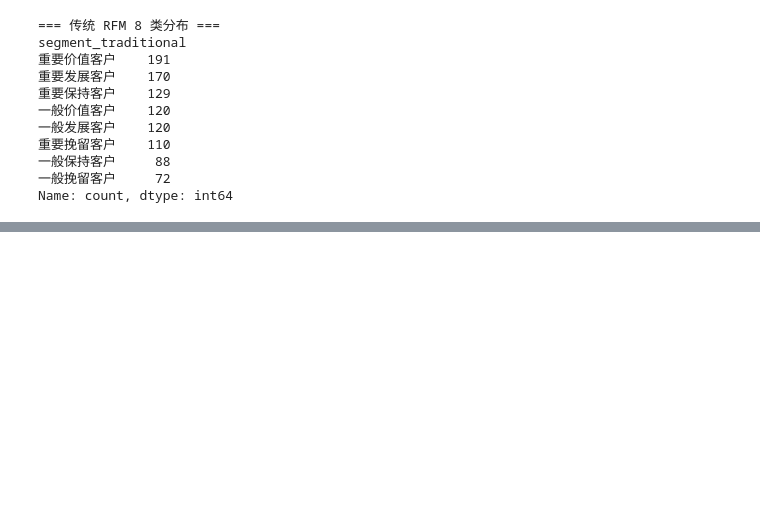
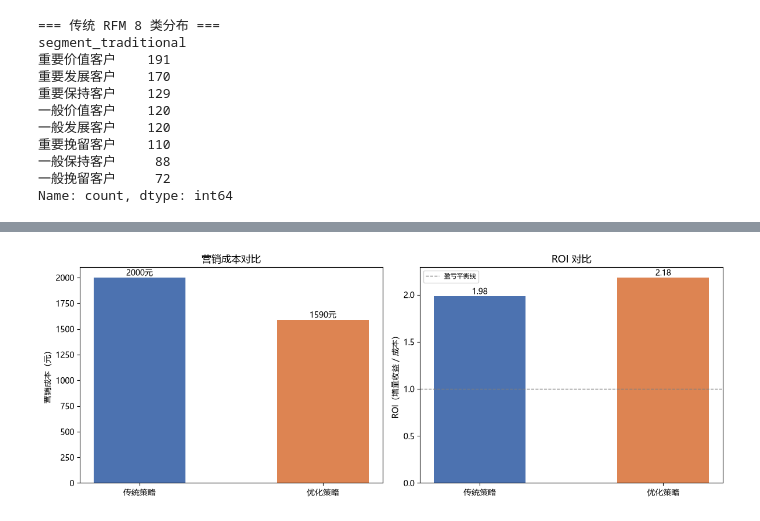
Before and after one commit to allenblithe/rfm-customer-segmentation, a Jupyter notebook: notebooks/rfm_analysis.ipynb, the cells around one changed output, grey strips where cells are left out. Cells and saved outputs as stored; diff of their text form; code cells hidden in the pictures; blank space fills up the shorter version.

```diff
--- a/notebooks/rfm_analysis.ipynb
+++ b/notebooks/rfm_analysis.ipynb
@@ -294,0 +700,28 @@ Name: count, dtype: int64
+# %%
+# ---------- 图3：A/B 增量效果对比 ----------
+fig, axes = plt.subplots(1, 2, figsize=(12, 4.5))
+
+# 左图：成本对比
+strategies = ["传统策略", "优化策略"]
+costs = [t_cost, o_cost]
+bars = axes[0].bar(strategies, costs, color=["#4C72B0", "#DD8452"], width=0.5)
+axes[0].set_ylabel("营销成本（元）")
+axes[0].set_title("营销成本对比")
+for b, v in zip(bars, costs):
+    axes[0].text(b.get_x()+b.get_width()/2, v, f"{v:.0f}元", ha="center", va="bottom")
+
+# 右图：ROI 对比
+rois = [t_rev/t_cost, o_rev/o_cost]
+bars2 = axes[1].bar(strategies, rois, color=["#4C72B0", "#DD8452"], width=0.5)
+axes[1].set_ylabel("ROI（增量收益 / 成本）")
+axes[1].set_title("ROI 对比")
+axes[1].axhline(1.0, color="gray", ls="--", lw=1, label="盈亏平衡线")
+axes[1].legend(fontsize=8)
+for b, v in zip(bars2, rois):
+    axes[1].text(b.get_x()+b.get_width()/2, v, f"{v:.2f}", ha="center", va="bottom")
+
+plt.tight_layout()
+plt.savefig("fig_03_ab_test.png", dpi=120)
+plt.show()
+# %% [output]
+[figure, added]
```
Also changed, not shown: parts of 12 cells of this notebook, 4 other files.
